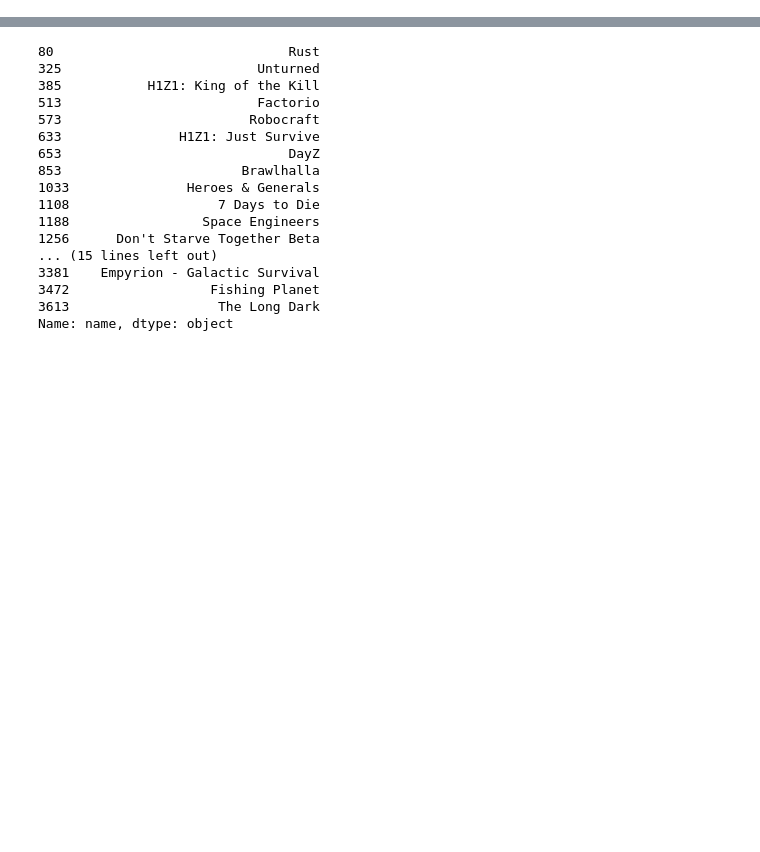
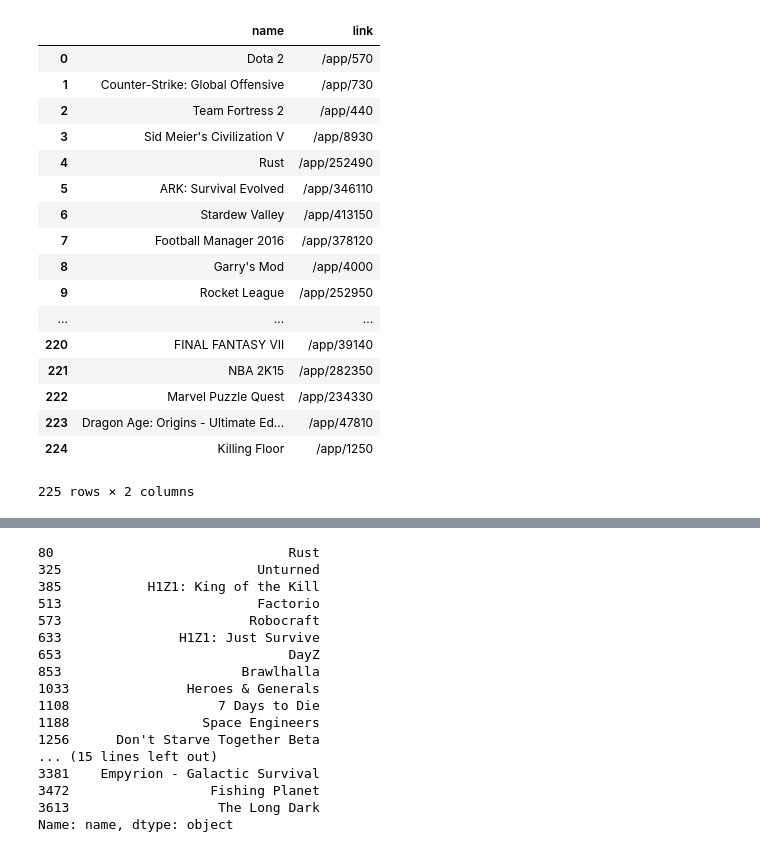
Before and after one commit to goldstar616/solo_project, a Jupyter notebook: steam_analysis_project.ipynb, the cells around one changed output, grey strips where cells are left out. Cells and saved outputs as stored; diff of their text form; code cells hidden in the pictures; blank space fills up the shorter version.

```diff
--- a/steam_analysis_project.ipynb
+++ b/steam_analysis_project.ipynb
@@ -43,6 +45,27 @@ save(game_df, "game_df_old")
 f = open("game_df_pickle.txt")
 game_df = pickle.load(f)
 f.close()
+# %%
+game_df
+# %% [output]
+|  | name | link |
+| 0 | Dota 2 | /app/570 |
+| 1 | Counter-Strike: Global Offensive | /app/730 |
+| 2 | Team Fortress 2 | /app/440 |
+| 3 | Sid Meier's Civilization V | /app/8930 |
+| 4 | Rust | /app/252490 |
+| 5 | ARK: Survival Evolved | /app/346110 |
+| 6 | Stardew Valley | /app/413150 |
+| 7 | Football Manager 2016 | /app/378120 |
+| 8 | Garry's Mod | /app/4000 |
+| 9 | Rocket League | /app/252950 |
+| ... | ... | ... |
+| 220 | FINAL FANTASY VII | /app/39140 |
+| 221 | NBA 2K15 | /app/282350 |
+| 222 | Marvel Puzzle Quest | /app/234330 |
+| 223 | Dragon Age: Origins - Ultimate Ed... | /app/47810 |
+| 224 | Killing Floor | /app/1250 |
+225 rows × 2 columns
 # %%
 # 스팀차트에서 게임 플레이어 수 크롤링 (세이브 해놓아서 이제 쓸일은 없는듯2)
 player_df = pd.DataFrame(columns=['last', 'median', 'mean'])
```
Also changed, not shown: parts of 29 cells of this notebook.
